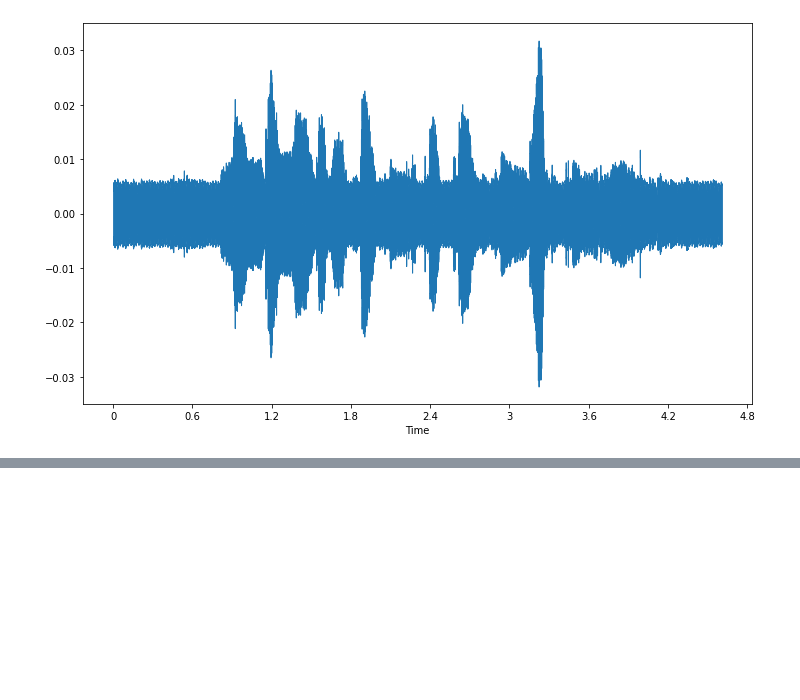
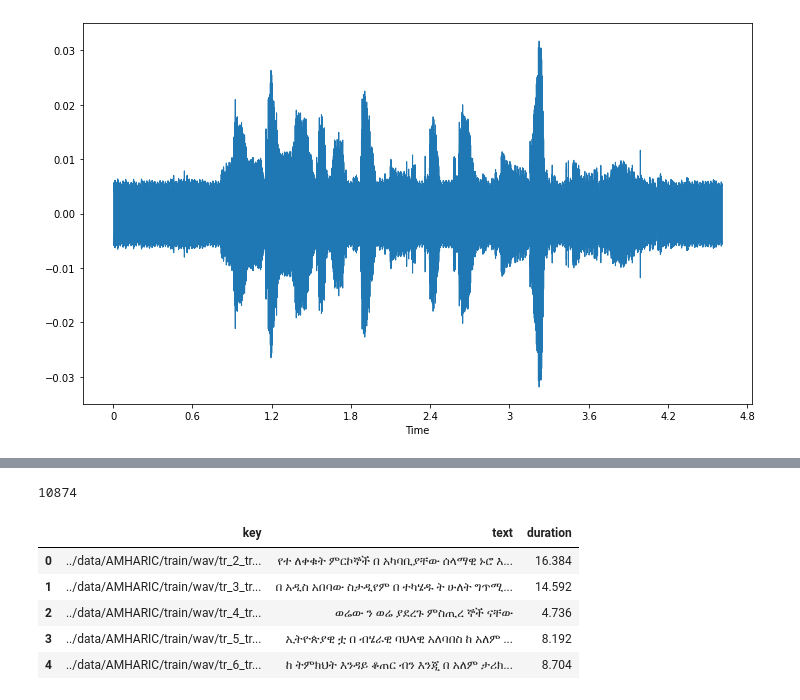
Before and after one commit to African-language-Speech-Recognition/african_language-Speech_Recognition, a Jupyter notebook: notebooks/data_visualization_diye.ipynb, the cells around one changed output, grey strips where cells are left out. Drawn from its saved outputs; the diff is of its cells as text; code cells hidden in the pictures; blank space fills up the shorter version.

```diff
--- a/notebooks/data_visualization_diye.ipynb
+++ b/notebooks/data_visualization_diye.ipynb
@@ -38,0 +167,17 @@ librosa.display.waveshow(samples, sr=sample_rate)
+# %%
+def tran_loader(filename):
+  name_to_text = {}
+  with open (filename, encoding="utf-8") as f:
+    f.readline()
+    for line in f:
+      name=line.split("</s>")[1]
+      name=name.replace('(', '')
+      name=name.replace(')', '')
+      name=name.replace('\n','')
+      name=name.replace(' ','')
+      text=line.split("</s>")[0]
+      text=text.replace("<s>","")
+      name_to_text[name]=text
+    return name_to_text
+# %%
+transcription=tran_loader("../data/AMHARIC/train/trsTrain.txt")
@@ -38,0 +204,31 @@ librosa.display.waveshow(samples, sr=sample_rate)
+# %%
+def meta_data(trans, path ):
+  target=[]
+  features=[]
+  filenames=[]
+  duration_of_recordings=[]
+  for k in trans:
+    filename=path+k +".wav"
+    filenames.append(filename)
+    audio, fs = librosa.load(filename, sr=None)
+    duration_of_recordings.append(float(len(audio)/fs))
+
+    lable = trans[k]
+    target.append(lable)
+  return filenames, target,duration_of_recordings
+# %%
+filenames, target,duration_of_recordings= meta_data(transcription,'../data/AMHARIC/train/wav/')
+# %%
+len(filenames)
+# %% [output]
+10874
+# %%
+data=pd.DataFrame({'key': filenames,'text': target, 'duration':duration_of_recordings})
+data.head()
+# %% [output]
+|  | key | text | duration |
+| 0 | ../data/AMHARIC/train/wav/tr_2_tr... | የተ ለቀቁት ምርኮኞች በ አካባቢያቸው ሰላማዊ ኑሮ እ... | 16.384 |
+| 1 | ../data/AMHARIC/train/wav/tr_3_tr... | በ አዲስ አበባው ስታዲየም በ ተካሄዱ ት ሁለት ግጥሚ... | 14.592 |
+| 2 | ../data/AMHARIC/train/wav/tr_4_tr... | ወሬው ን ወሬ ያደረጉ ምስጢረ ኞች ናቸው | 4.736 |
+| 3 | ../data/AMHARIC/train/wav/tr_5_tr... | ኢትዮጵያዊ ቷ በ ብሄራዊ ባህላዊ አለባበስ ከ አለም ... | 8.192 |
+| 4 | ../data/AMHARIC/train/wav/tr_6_tr... | ከ ትምክህት እንዳይ ቆጠር ብን እንጂ በ አለም ታሪክ... | 8.704 |
```
Also changed, not shown: parts of 11 cells of this notebook.
